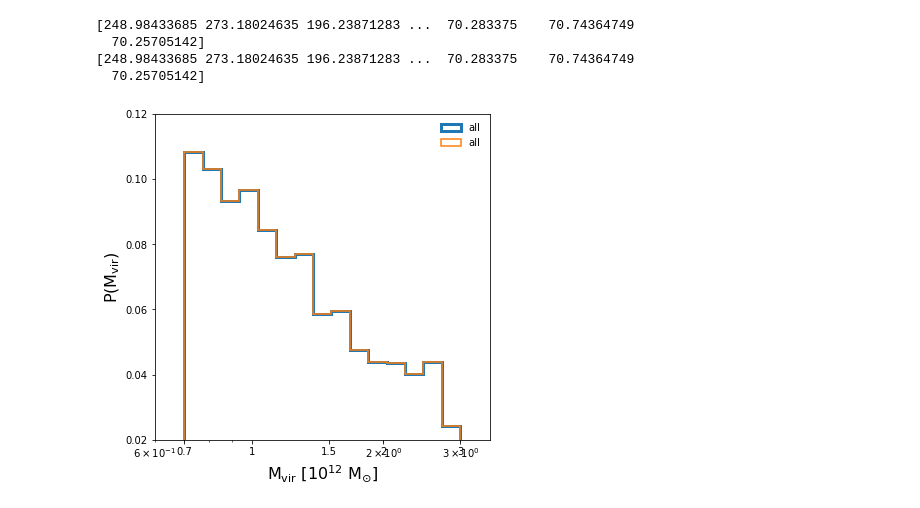
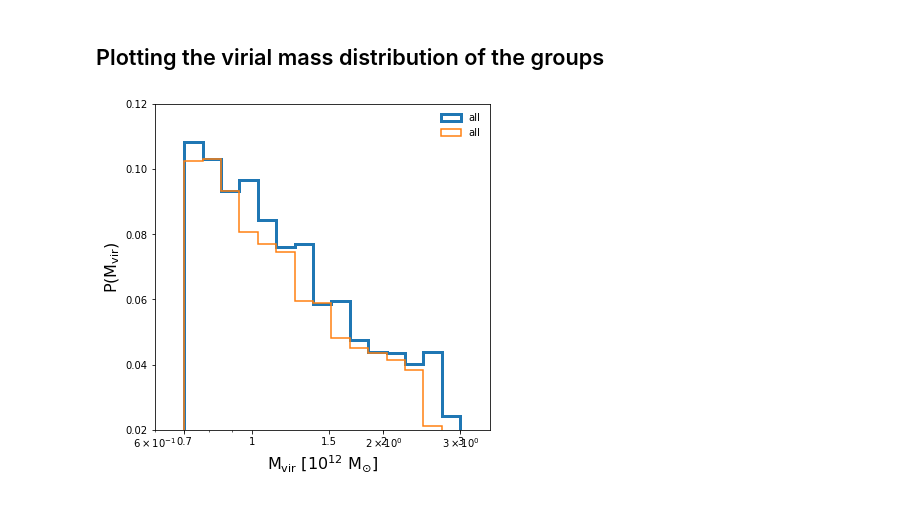
Before and after one commit to katiechambe/frequency, a Jupyter notebook: scripts/Mass distributions.ipynb, the cells around one changed output. Cells and saved outputs as stored; diff of their text form; code cells hidden in the pictures.

Commit message:
the one that has ALL my plots that I almost lost lol

```diff
--- a/scripts/Mass distributions.ipynb
+++ b/scripts/Mass distributions.ipynb
@@ -4,4 +13,5 @@ import matplotlib.pyplot as plt
 # %%
-MWmasses = np.loadtxt('/Users/katie/Documents/Arizona/Research/tempDataBox/MWmasses.txt')
-allData = np.loadtxt('mw_data_new.txt')
-MWmassesEkta = allData[:,1]
+df = pd.read_csv('/Users/katie/Documents/Arizona/Research/satellites/data/subhaloData.csv')
+#allData = np.loadtxt('mw_data_new.txt')
+#MWmassesEkta = allData[:,1]
+df[0:10]
@@ -8,34 +30,39 @@ MWmassesEkta = allData[:,1]
-# %%
-print(MWmasses)
-print(MWmassesEkta)
-# %% [output]
-[248.98433685 273.18024635 196.23871283 ...  70.283375    70.74364749
-  70.25705142]
-[248.98433685 273.18024635 196.23871283 ...  70.283375    70.74364749
-  70.25705142]
+# %%
+groupMass     = df['Group Mass']
+subhalo1Mass  = df['First Subhalo Mass']
+subhalo2Mass  = df['Second Subhalo Mass']
+subhalo1Pos   = np.column_stack([df['First Subhalo x'],df['First Subhalo y'],df['First Subhalo z']])
+subhalo2Pos   = np.column_stack([df['Second Subhalo x'],df['Second Subhalo y'],df['Second Subhalo z']])
+subhalo1Vel   = np.column_stack([df['First Subhalo v_x'],df['First Subhalo v_y'],df['First Subhalo v_z']])
+subhalo2Vel   = np.column_stack([df['Second Subhalo v_x'],df['Second Subhalo v_y'],df['Second Subhalo v_z']])
+relativeVelocities = np.array([np.linalg.norm(i) for i in subhalo1Vel-subhalo2Vel])
+separations = np.array([np.linalg.norm(i) for i in subhalo1Pos-subhalo2Pos])
+#differences   = subhalo1Pos-subhalo2Pos
+# %% [markdown]
+## Plotting the virial mass distribution of the groups
 # %%
 plt.figure(figsize=(6,6))
 ax = plt.subplot(111)
-min, max = np.min(MWmasses/100), np.max(MWmasses/100)
+min, max = np.min(groupMass/100), np.max(groupMass/100)
 
-weights = np.ones_like(MWmasses)/len(MWmasses)
-plt.hist(MWmasses/100, bins = 10**np.linspace(np.log10(min), np.log10(max), 16), weights=weights, histtype='step', label='all',  lw=3)
-plt.hist(MWmassesEkta/100, bins = 10**np.linspace(np.log10(min), np.log10(max), 16), weights=weights, histtype='step', label='all',  lw=1.5)
+weights = np.ones_like(groupMass)/len(groupMass)
+plt.hist(groupMass/100, bins = 10**np.linspace(np.log10(min), np.log10(max), 16), weights=weights, histtype='step', label='all',  lw=3)
+plt.hist(subhalo1Mass/100, bins = 10**np.linspace(np.log10(min), np.log10(max), 16), weights=weights, histtype='step', label='all',  lw=1.5)
 plt.xscale("log")
 plt.xlabel(r'$\rm M_{vir}$ [10$^{12}$ M$\rm_{\odot}$]', fontsize=16)
 plt.ylabel(r'P($\rm M_{vir}$)', fontsize=16)
 plt.xlim(0.6, 3.5)
 plt.ylim(0.02, 0.12)
 labels = ['0.7', '1','1.5', '2', '3']
 ticks = [0.7, 1, 1.5, 2, 3]
 ax.set_xticks(ticks)
 ax.set_xticklabels(labels)
 #pp.savefig()
 plt.legend(loc='upper right', frameon=False)
 #plt.savefig('mvir.pdf')
 #plt.savefig('fig3.eps')
 #os.system('cp mvir.pdf ~/Documents/MagClouds/docs/papers/')
 #plt.close()
 plt.show()
 # %% [output]
-[figure, old version]
+[figure, new version]
```
Also changed, not shown: parts of 18 cells of this notebook.
